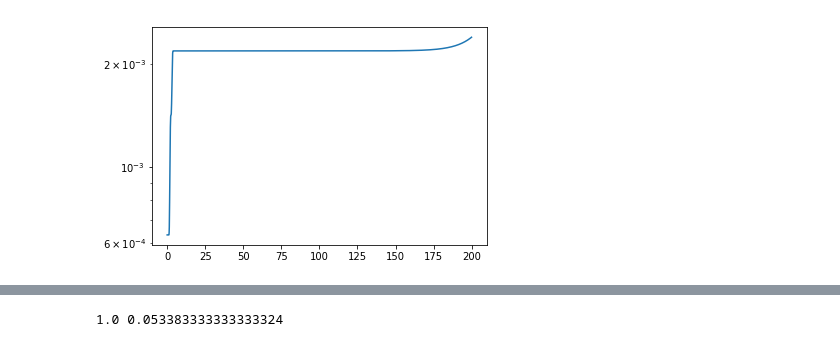
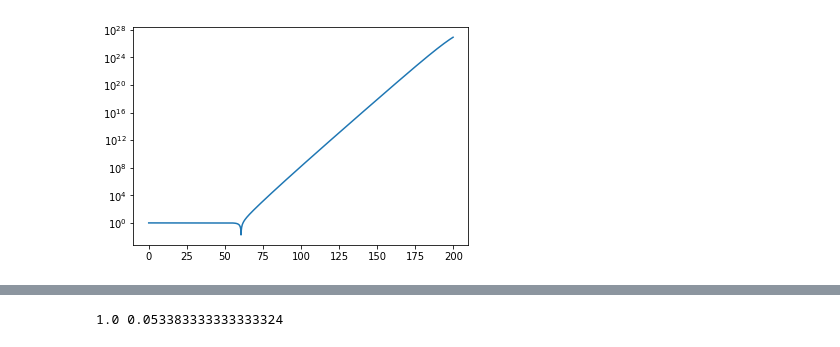
Before and after one commit to bpiotrzkowski/Double-Null-Code, a Jupyter notebook: All Function Checker.ipynb, the cells around one changed output, grey strips where cells are left out. Saved outputs shown, nothing was run; the diff lists cells and outputs as text; code cells hidden in the pictures.

```diff
--- a/All Function Checker.ipynb
+++ b/All Function Checker.ipynb
@@ -15,6 +15,6 @@ import h5py
 # %%
-uscal=1
-vscal=5
+uscal=100
+vscal=10
 extraterms=True
 # %%
 rnputil=np.load('rnputil.npy')
@@ -145,2 +145,3 @@ N=1000000
 # %%
-uval=0
+uval=300
+print(0.0,Nu)
@@ -174,6 +189,7 @@ plt.show()
 # %%
-plt.plot(vrange,np.abs((np.abs(drnpu[uval])-drnpv[uval])/drnpv[uval]))
+plt.plot(vrange,np.abs(massnp[uval]))
+#plt.ylim(massnp[uval,-1]-.00000000001,massnp[uval,-1]+.00000000001)
 plt.yscale('log')
 plt.show()
 # %% [output]
-[figure, old version]
+[figure, new version]
```
Also changed, not shown: parts of 17 cells of this notebook.
